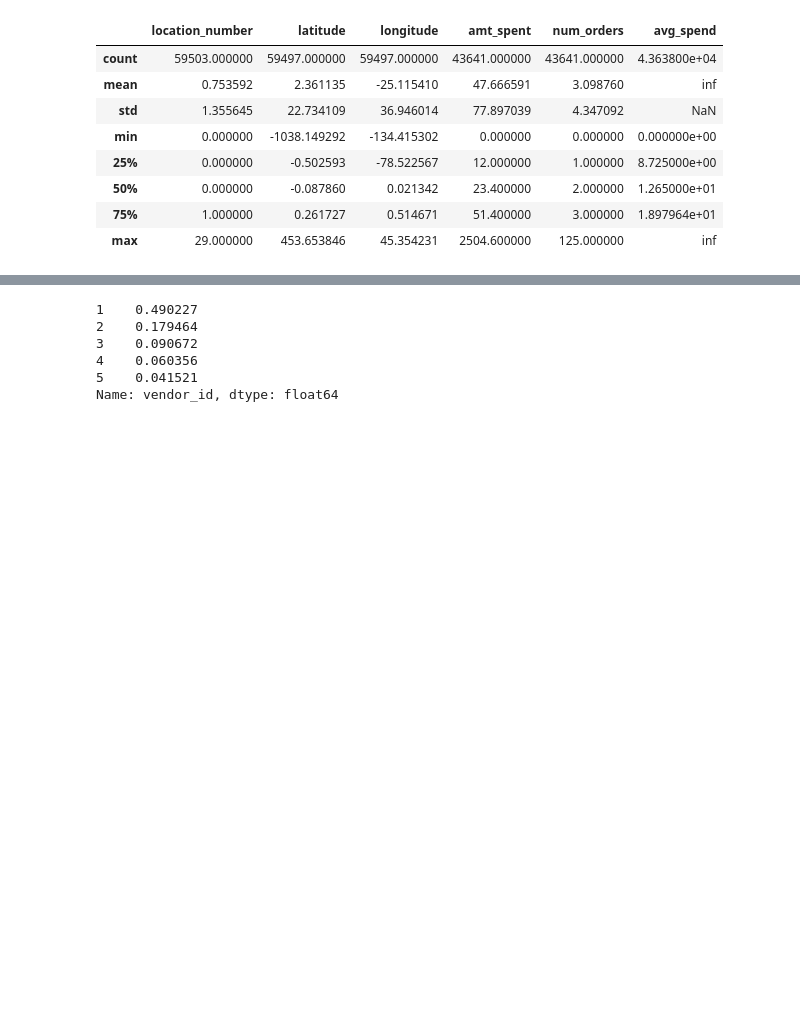
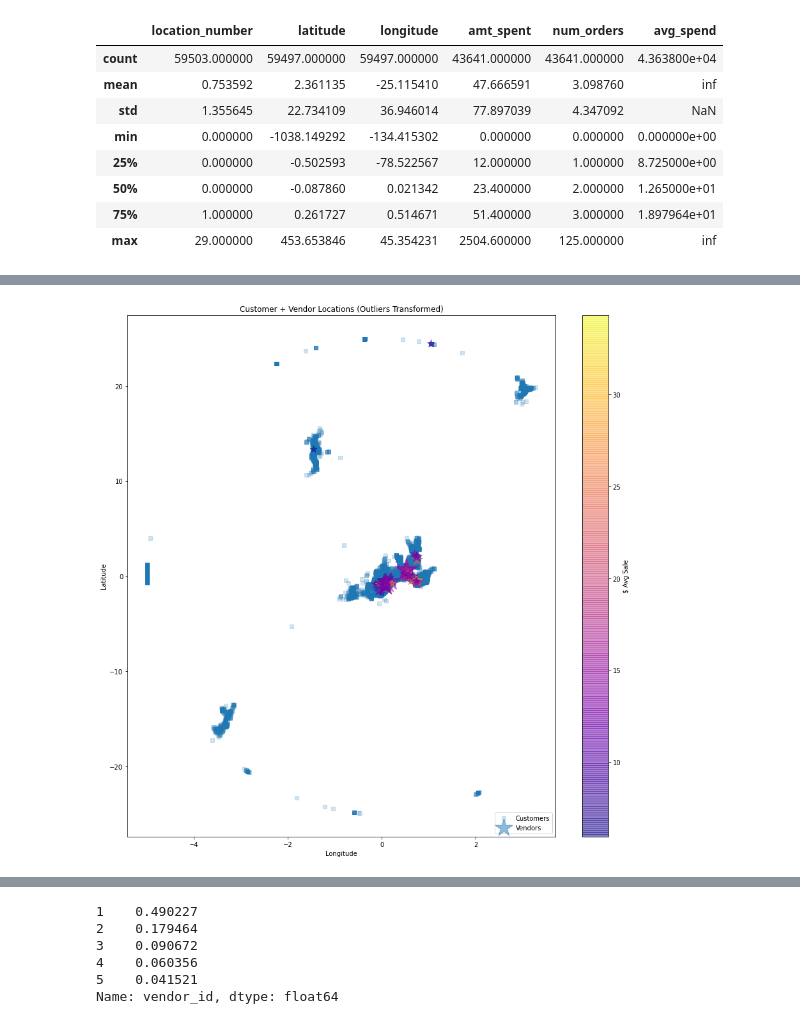
Before and after one commit to functorial/RestaurantRecommender, a Jupyter notebook: notebook.ipynb, the cells around one changed output, grey strips where cells are left out. Cells and saved outputs as stored; diff of their text form; code cells hidden in the pictures; blank space fills up the shorter version.

```diff
--- a/notebook.ipynb
+++ b/notebook.ipynb
@@ -357,0 +423,12 @@ However, not all locations are useful due to GPS errors and missing data - you m
+# %%
+# Define outliers for customer locations
+# There are a lot of customers that are outside the "vendor bubble"
+#   vendor bubble == customers that aren't outliers
+
+lat_lo, lat_hi = -25, 25
+long_lo, long_hi = -5, 5
+c_outliers = (train_locations['latitude'] < lat_lo) | (train_locations['latitude'] > lat_hi) | (train_locations['longitude'] < long_lo) | (train_locations['longitude'] > long_hi)
+v_outliers = (vendors['latitude'] < lat_lo) | (vendors['latitude'] > lat_hi) | (vendors['longitude'] < long_lo) | (vendors['longitude'] > long_hi)
+
+
+train_locations[c_outliers].describe()
@@ -358,3 +445,39 @@ However, not all locations are useful due to GPS errors and missing data - you m
+# %%
+# Want to transform outliers so that they are closer to vendors, but also stay in their clusters
+#   Project outliers onto ellipse around bubble
+
+from math import sqrt
+
+lat_radius = lat_hi
+long_radius = long_hi
+
+# Project customer outliers
+for i in tqdm(train_locations[c_outliers].index):
+        lat = train_locations.loc[i, 'latitude']
+        long = train_locations.loc[i, 'longitude']
+        mag = sqrt(lat**2 + long**2)
+        train_locations.loc[i, 'latitude'] = lat / mag * lat_radius
+        train_locations.loc[i, 'longitude'] = long / mag * long_radius
+
+# Project vendor outliers
+for i in tqdm(vendors[v_outliers].index):
+        lat = vendors.loc[i, 'latitude']
+        long = vendors.loc[i, 'longitude']
+        mag = sqrt(lat**2 + long**2)
+        vendors.loc[i, 'latitude'] = lat / mag * lat_radius
+        vendors.loc[i, 'longitude'] = long / mag * long_radius
+
+plt.figure(figsize=(15, 15))
+plt.scatter(x=train_locations.longitude, y=train_locations.latitude, label='Customers', marker='s', alpha=0.2)
+plt.scatter(x=vendors.longitude, y=vendors.latitude, label='Vendors', marker='*', alpha=0.5, s=vendors['num_orders']/5, c=vendors['avg_sale'], cmap='plasma')
+plt.xlabel('Longitude')
+plt.ylabel('Latitude')
+plt.legend(loc='lower right')
+plt.colorbar(label='$ Avg Sale')
+plt.title('Customer + Vendor Locations (Outliers Transformed)')
+plt.show()
+# %% [output]
+[figure, added]
 # %% [markdown]
 # Collaborative Filtering (CF)
 
```
Also changed, not shown: parts of 27 cells of this notebook, 1 other file.
